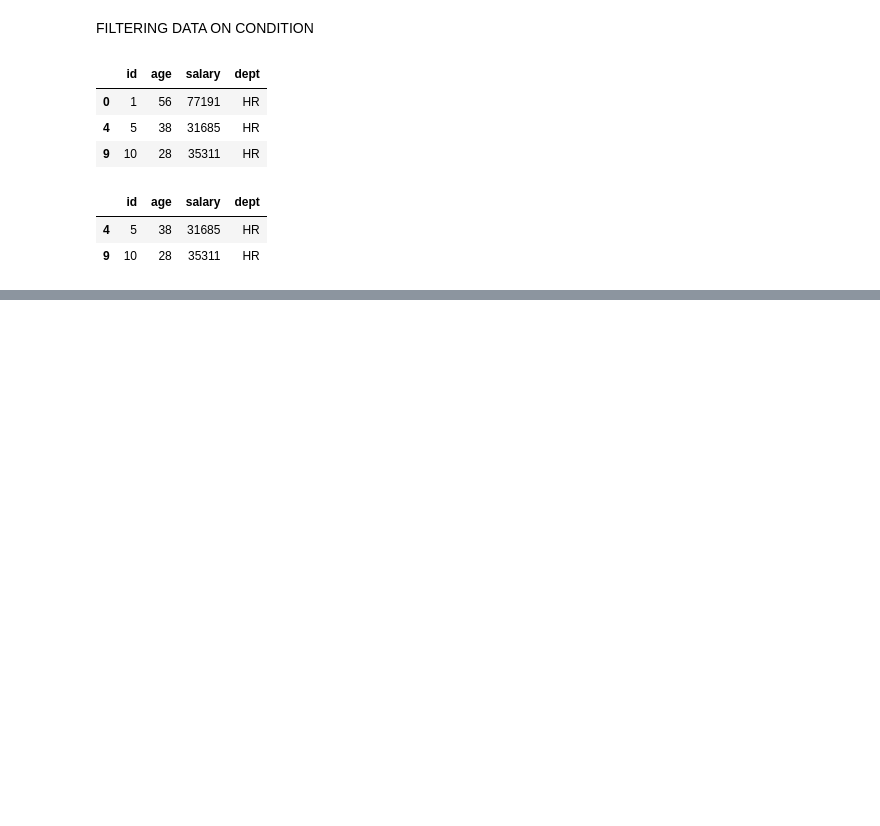
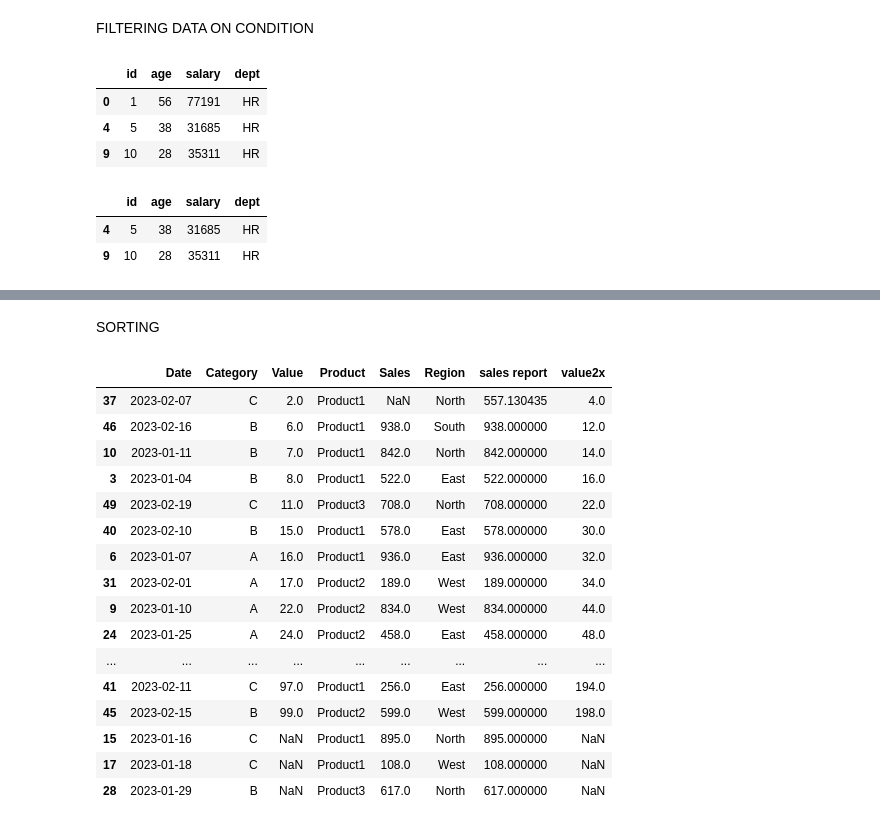
Before and after one commit to arman-hossain45/Phitrom_AI-ML, a Jupyter notebook: Phitron_For_ML_Pandas.ipynb, the cells around one changed output, grey strips where cells are left out. Saved outputs shown, nothing was run; the diff lists cells and outputs as text; code cells hidden in the pictures; blank space fills up the shorter version.

```diff
--- a/Phitron_For_ML_Pandas.ipynb
+++ b/Phitron_For_ML_Pandas.ipynb
@@ -666,0 +870,23 @@ a
+# %% [markdown]
+SORTING
+# %%
+df.sort_values(['Value'],inplace=True)
+df
+# %% [output]
+|  | Date | Category | Value | Product | Sales | Region | sales report | value2x |
+| 37 | 2023-02-07 | C | 2.0 | Product1 | NaN | North | 557.130435 | 4.0 |
+| 46 | 2023-02-16 | B | 6.0 | Product1 | 938.0 | South | 938.000000 | 12.0 |
+| 10 | 2023-01-11 | B | 7.0 | Product1 | 842.0 | North | 842.000000 | 14.0 |
+| 3 | 2023-01-04 | B | 8.0 | Product1 | 522.0 | East | 522.000000 | 16.0 |
+| 49 | 2023-02-19 | C | 11.0 | Product3 | 708.0 | North | 708.000000 | 22.0 |
+| 40 | 2023-02-10 | B | 15.0 | Product1 | 578.0 | East | 578.000000 | 30.0 |
+| 6 | 2023-01-07 | A | 16.0 | Product1 | 936.0 | East | 936.000000 | 32.0 |
+| 31 | 2023-02-01 | A | 17.0 | Product2 | 189.0 | West | 189.000000 | 34.0 |
+| 9 | 2023-01-10 | A | 22.0 | Product2 | 834.0 | West | 834.000000 | 44.0 |
+| 24 | 2023-01-25 | A | 24.0 | Product2 | 458.0 | East | 458.000000 | 48.0 |
+| ... | ... | ... | ... | ... | ... | ... | ... | ... |
+| 41 | 2023-02-11 | C | 97.0 | Product1 | 256.0 | East | 256.000000 | 194.0 |
+| 45 | 2023-02-15 | B | 99.0 | Product2 | 599.0 | West | 599.000000 | 198.0 |
+| 15 | 2023-01-16 | C | NaN | Product1 | 895.0 | North | 895.000000 | NaN |
+| 17 | 2023-01-18 | C | NaN | Product1 | 108.0 | West | 108.000000 | NaN |
+| 28 | 2023-01-29 | B | NaN | Product3 | 617.0 | North | 617.000000 | NaN |
```
Also changed, not shown: parts of 17 cells of this notebook.
